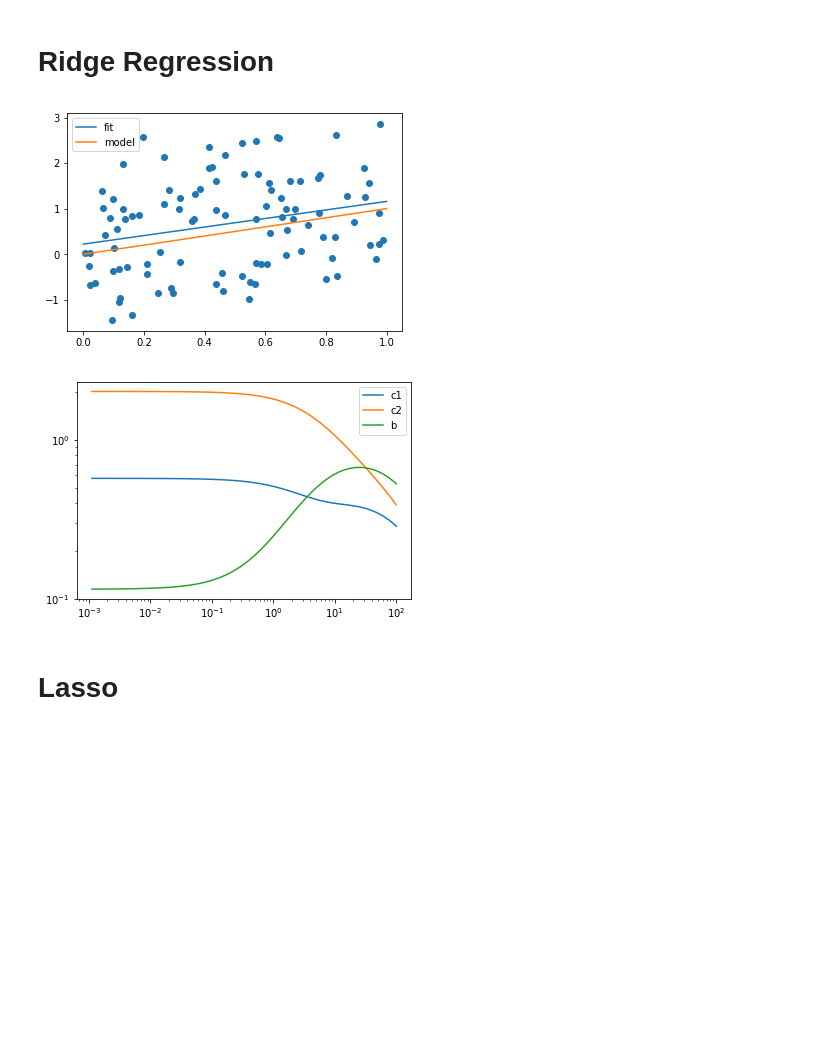
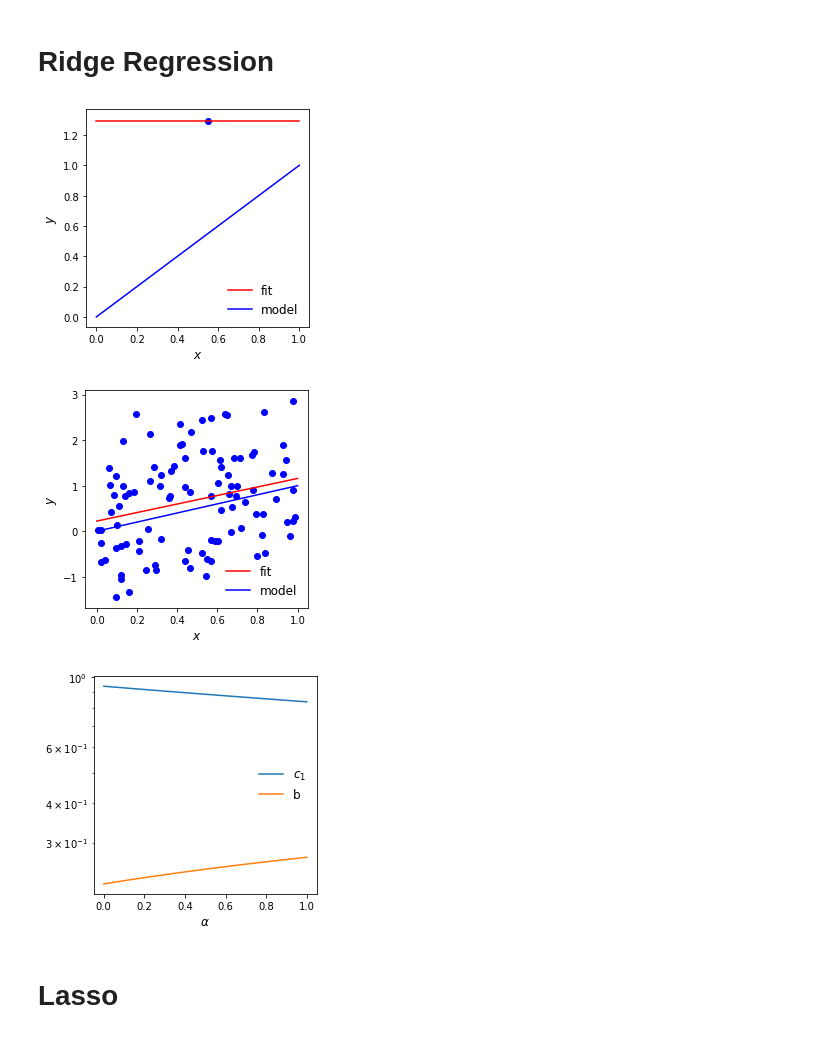
Before and after one commit to lhprojects/blog, a Jupyter notebook: JupyterNotebooks/LinearRegression.ipynb, the cells around one changed output. Drawn from its saved outputs; the diff is of its cells as text; code cells hidden in the pictures; blank space fills up the shorter version.

```diff
--- a/JupyterNotebooks/LinearRegression.ipynb
+++ b/JupyterNotebooks/LinearRegression.ipynb
@@ -137,33 +352,37 @@ test_learner(lr)
 # %% [markdown]
 # Ridge Regression
 # %%
+test_learner(Ridge(alpha=0.01), N=1)
 test_learner(Ridge())
 
-def test_shrinkage(cls):
-    X,y,w=get_data(2,100)
+def test_shrinkage(cls, max_alpha = 1):
+    X,y,w=get_data(1,100)
+    alphas=[]
     cs=[]
-    alphas=[]
-    for i in range(100):
-        alpha=100*np.power(0.1, 5*0.01*i)
+    bs=[]
+    alphas = max_alpha*np.power(10, np.linspace(-3, 0))
+    for alpha in alphas:
         lr=cls(alpha)
         lr.fit(X, y)
-        cs.append(alpha)
-        alphas.append(lr.coeff_)
+        cs.append(lr.coef_)
+        bs.append(lr.intercept_)
 
-    alphas=np.array(alphas)
+    cs=np.array(cs)
 
-    plt.figure()
-    plt.loglog(cs, alphas[:,0], label="c1")
-    plt.loglog(cs, alphas[:,1], label="c2")
-    plt.loglog(cs, alphas[:,2], label="b")
-    plt.legend()
+    plt.figure(figsize=(4,4))
+    plt.plot(alphas, cs[:,0], label="$c_1$")
+    plt.plot(alphas, bs, label="b")
+    plt.yscale("log")
+    plt.xlabel(r"$\alpha$", fontsize="large")
+    plt.legend(frameon=False, fontsize="large")
     plt.show()
 
 
 test_shrinkage(Ridge)
 # %% [output]
-[figure, old version]
+[figure, new version]
-[figure, old version]
+[figure, new version]
+[figure, added]
 # %% [markdown]
 # Lasso
 # %%
```
Also changed, not shown: parts of 23 cells of this notebook.
